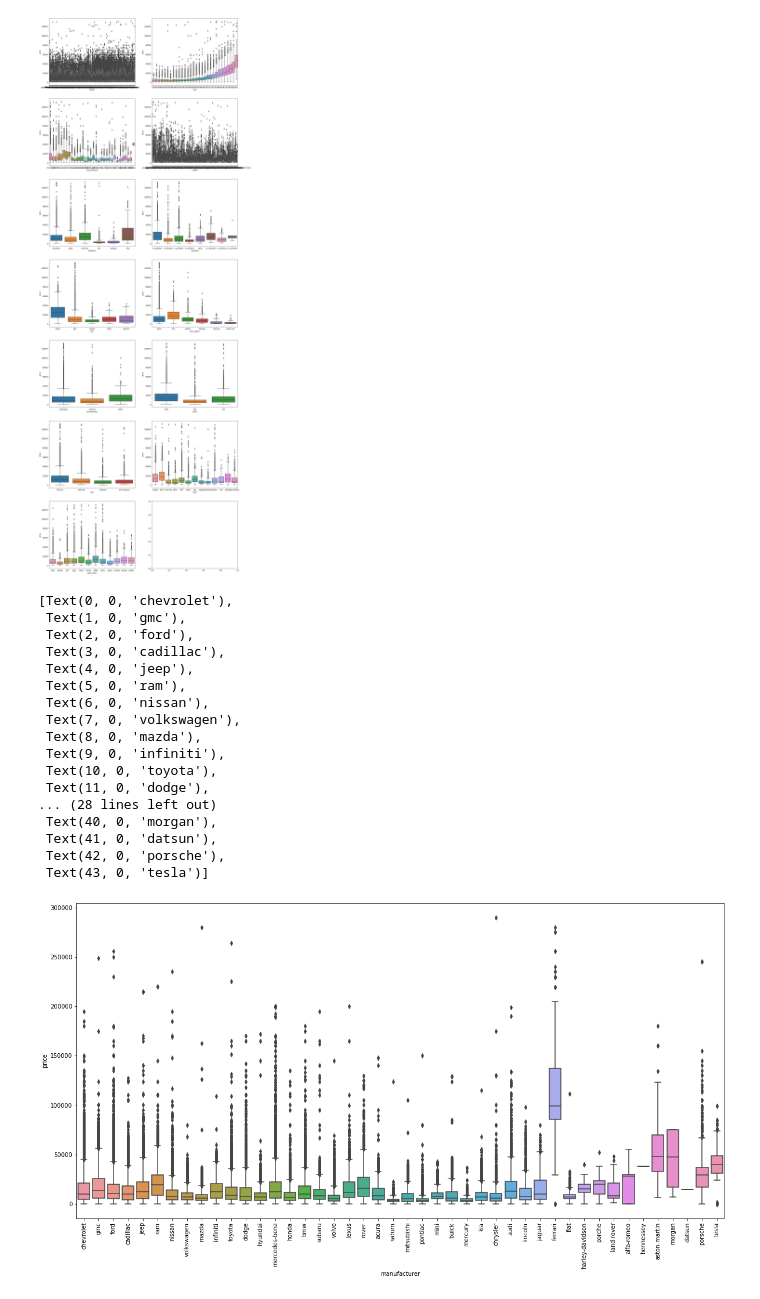
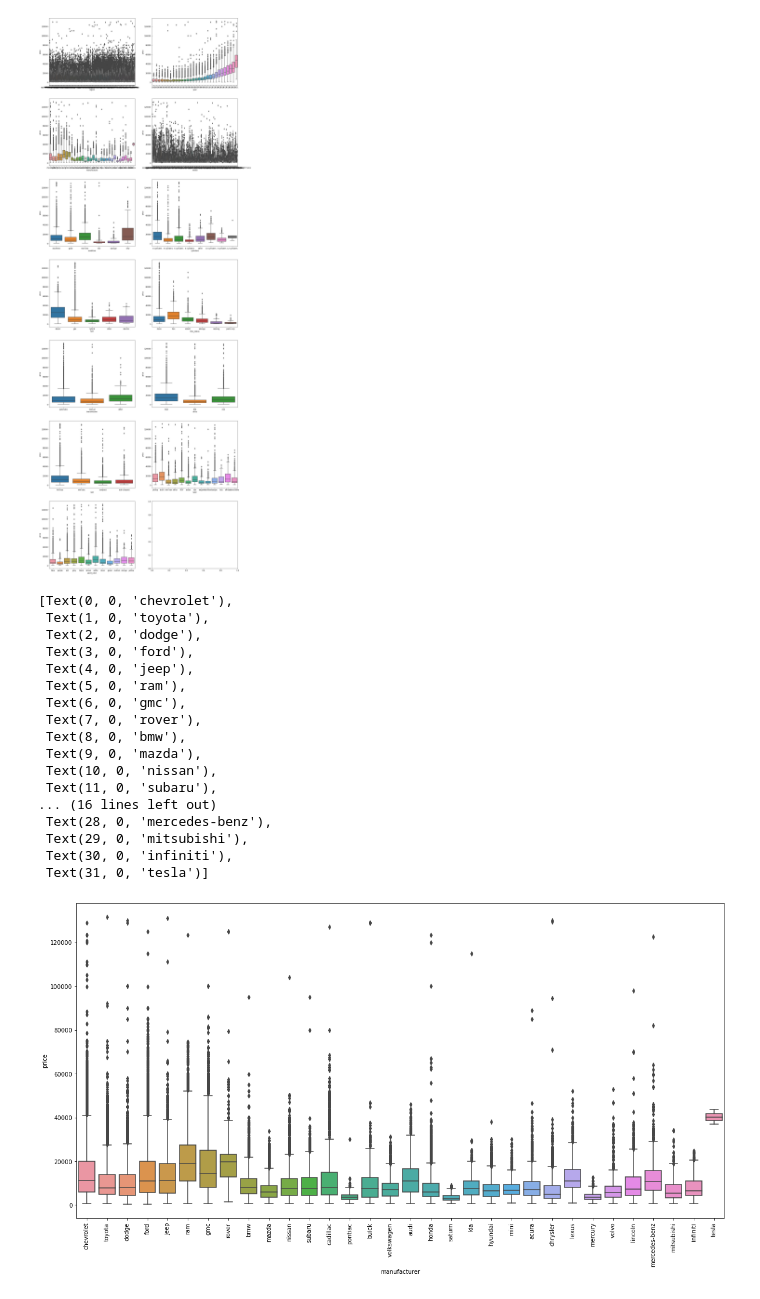
Before and after one commit to datascian/Predicting-the-Price-Range-of-Used-Cars, a Jupyter notebook: EDA.ipynb, the cells around one changed output. Cells and saved outputs as stored; diff of their text form; code cells hidden in the pictures.

```diff
--- a/EDA.ipynb
+++ b/EDA.ipynb
@@ -108,24 +161,24 @@ for var, subplot in zip(column_names, ax.flatten()):
 [figure]
 # %%
 plt.subplots(figsize=(20, 10))
-ax = sns.boxplot(x='manufacturer', y='price', data=preprocessed_data)
+ax = sns.boxplot(x='manufacturer', y='price', data=preprocessed_data_num)
 ax.set_xticklabels(ax.get_xticklabels(),rotation=90)
 # %% [output]
 [Text(0, 0, 'chevrolet'),
- Text(1, 0, 'gmc'),
- Text(2, 0, 'ford'),
- Text(3, 0, 'cadillac'),
+ Text(1, 0, 'toyota'),
+ Text(2, 0, 'dodge'),
+ Text(3, 0, 'ford'),
  Text(4, 0, 'jeep'),
  Text(5, 0, 'ram'),
- Text(6, 0, 'nissan'),
- Text(7, 0, 'volkswagen'),
- Text(8, 0, 'mazda'),
- Text(9, 0, 'infiniti'),
- Text(10, 0, 'toyota'),
- Text(11, 0, 'dodge'),
-... (28 lines left out)
- Text(40, 0, 'morgan'),
- Text(41, 0, 'datsun'),
- Text(42, 0, 'porsche'),
- Text(43, 0, 'tesla')]
+ Text(6, 0, 'gmc'),
+ Text(7, 0, 'rover'),
+ Text(8, 0, 'bmw'),
+ Text(9, 0, 'mazda'),
+ Text(10, 0, 'nissan'),
+ Text(11, 0, 'subaru'),
+... (16 lines left out)
+ Text(28, 0, 'mercedes-benz'),
+ Text(29, 0, 'mitsubishi'),
+ Text(30, 0, 'infiniti'),
+ Text(31, 0, 'tesla')]
-[figure, old version]
+[figure, new version]
```
Also changed, not shown: parts of 8 cells of this notebook.
